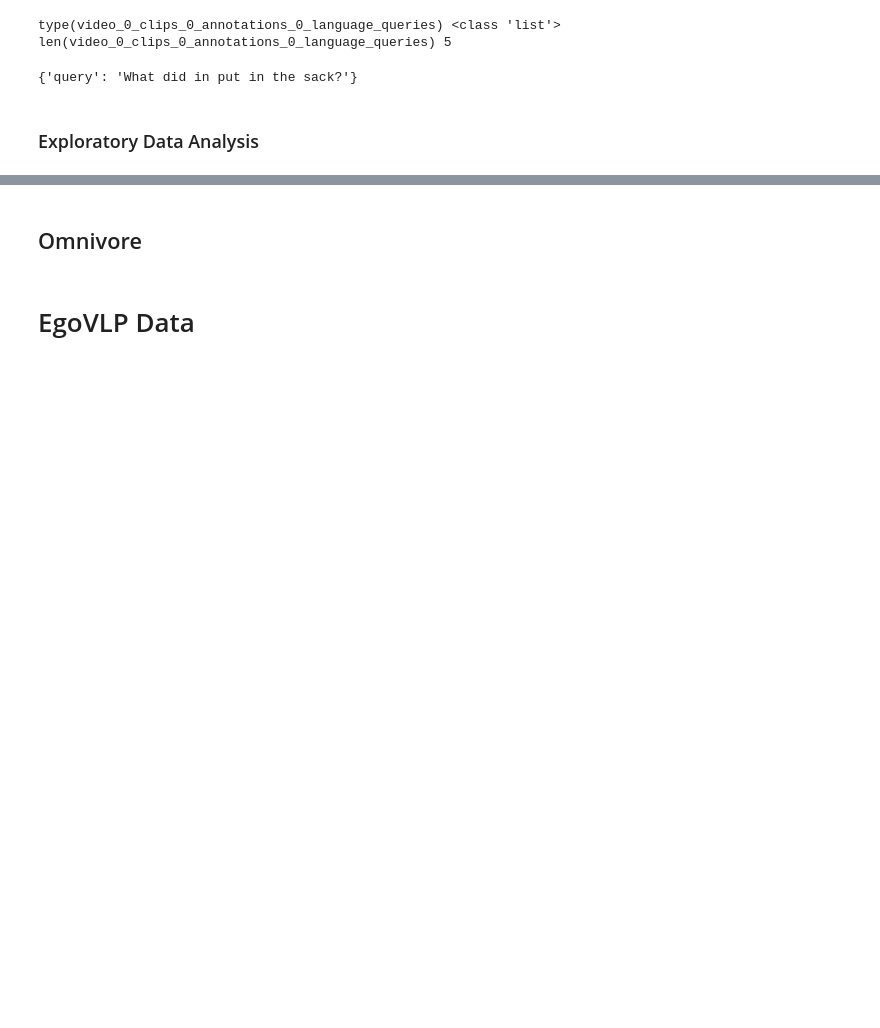
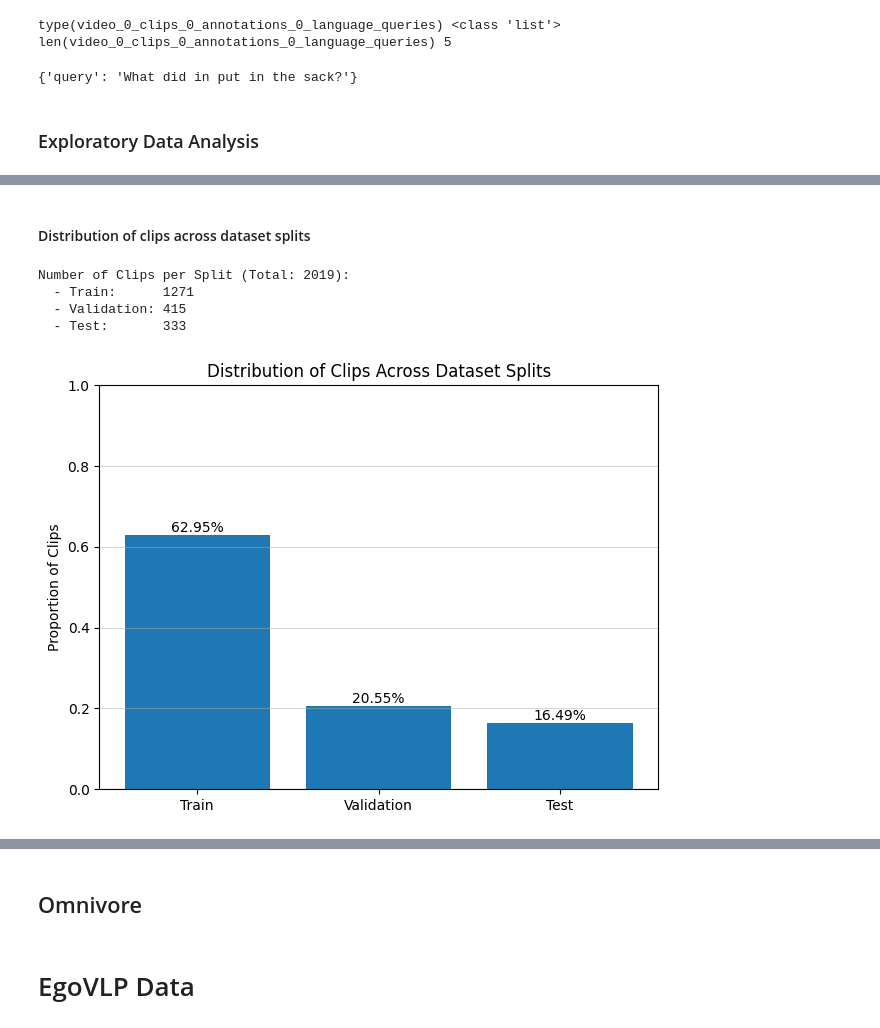
Before and after one commit to AndreaLolli2912/ARDA-VSLNet-FiLM-Enhanced-Knowledge-Distillation-for-Efficient-NLQ-Localization-in-Ego4D-Videos, a Jupyter notebook: notebooks/data_exploration.ipynb, the cells around one changed output, grey strips where cells are left out. Drawn from its saved outputs; the diff is of its cells as text; code cells hidden in the pictures; blank space fills up the shorter version.

```diff
--- a/notebooks/data_exploration.ipynb
+++ b/notebooks/data_exploration.ipynb
@@ -469,0 +503,40 @@ n_videos_test = nlq_annotations["test"]
+# %% [markdown]
+#### Distribution of clips across dataset splits
+# %%
+def get_clips_count(annotation_split):
+    n_clips = 0
+    for video in annotation_split["videos"]:
+        clips = len(video["clips"])
+        n_clips += clips
+    return n_clips
+# %%
+n_clips_train = get_clips_count(nlq_annotations_train)
+n_clips_val = get_clips_count(nlq_annotations_val)
+n_clips_test = get_clips_count(nlq_annotations_test)
+tot_n_clips = n_clips_train + n_clips_val + n_clips_test
+
+print(f"Number of Clips per Split (Total: {tot_n_clips}):")
+print(f"  - Train:      {n_clips_train}")
+print(f"  - Validation: {n_clips_val}")
+print(f"  - Test:       {n_clips_test}")
+# %% [output]
+Number of Clips per Split (Total: 2019):
+  - Train:      1271
+  - Validation: 415
+  - Test:       333
+# %%
+percentages = np.array([n_clips_train, n_clips_val, n_clips_test]) / tot_n_clips
+
+plt.bar(x=splits, height=percentages)
+
+for i, perc in enumerate(percentages):
+    plt.text(x=i, y=perc, s=f"{perc*100:.2f}%", ha="center", va="bottom")
+
+plt.ylim((0, 1))
+plt.title("Distribution of Clips Across Dataset Splits")
+plt.ylabel("Proportion of Clips")
+plt.grid(axis="y", alpha=0.5)
+plt.tight_layout()
+plt.show()
+# %% [output]
+[figure, added]
```
Also changed, not shown: parts of 37 cells of this notebook.
